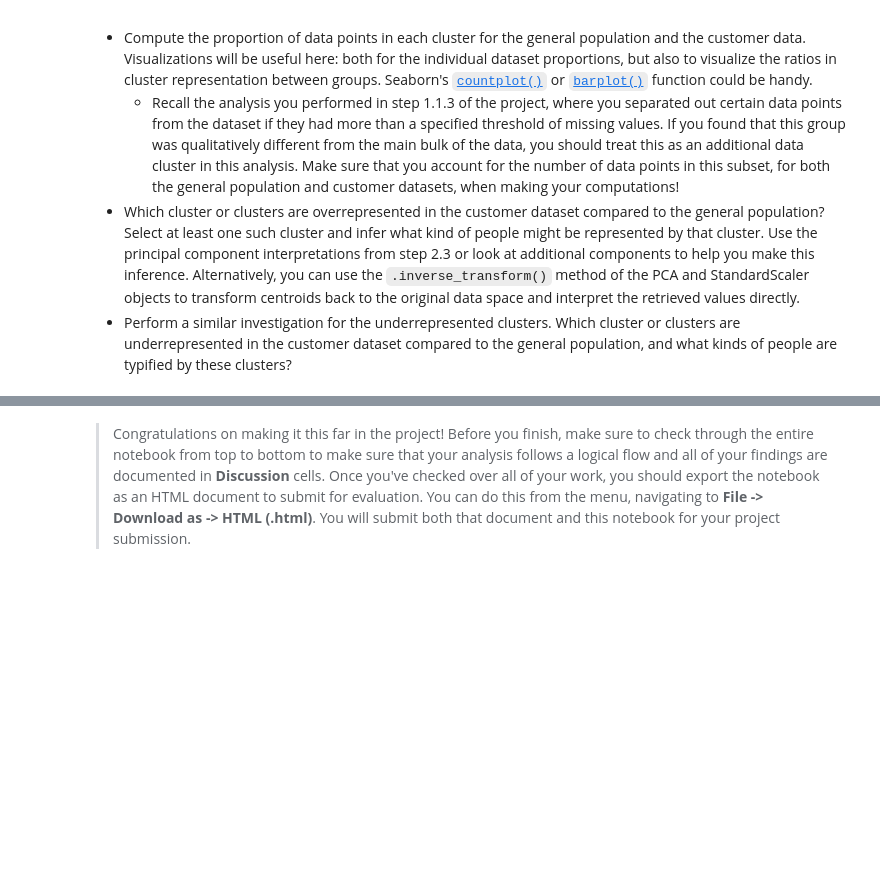
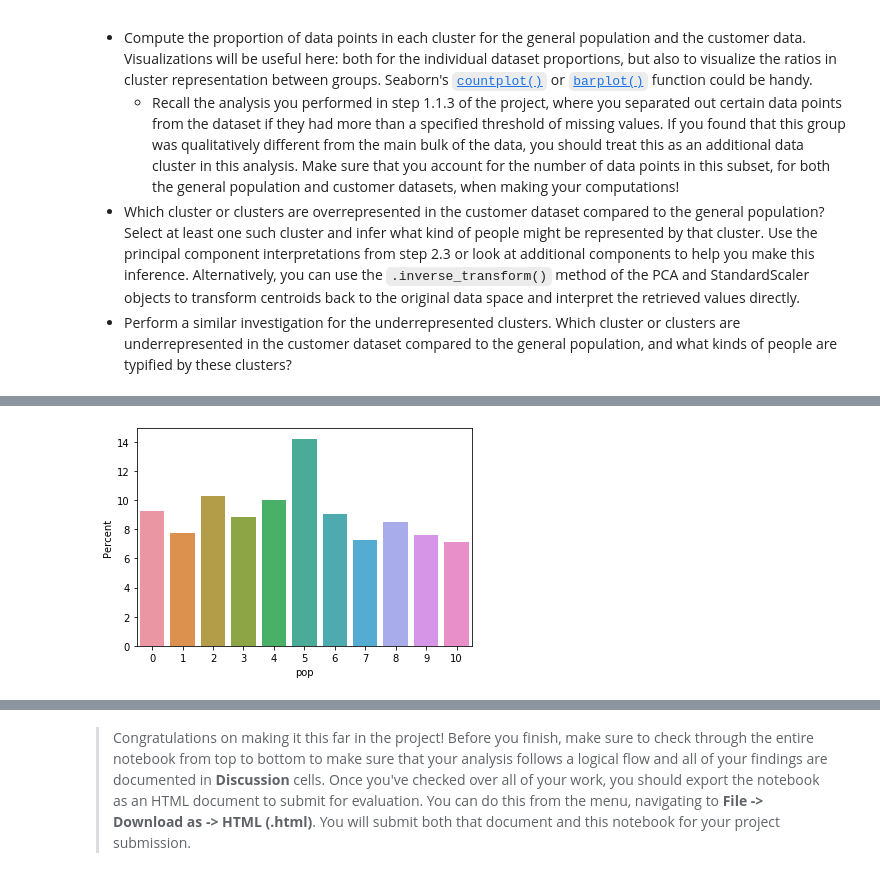
Before and after one commit to dexpota/udacity-machine-learning-introduction, a Jupyter notebook: projects/p3_customer_segments_with_arvato/identify_customer_segments.ipynb, the cells around one changed output, grey strips where cells are left out. Cells and saved outputs as stored; diff of their text form; code cells hidden in the pictures; blank space fills up the shorter version.

```diff
--- a/projects/p3_customer_segments_with_arvato/identify_customer_segments.ipynb
+++ b/projects/p3_customer_segments_with_arvato/identify_customer_segments.ipynb
@@ -812,3 +816,11 @@ Take a look at the following points in this step:
+# %%
+percentage = lambda i: len(i) / float(len(labels)) * 100
+
+ax = sns.barplot(x="pop", y="pop", data=pd.DataFrame({"pop": labels}), estimator=percentage)
+ax.set(ylabel="Percent")
+plt.show()
+# %% [output]
+[figure, added]
 # %%
 # What kinds of people are part of a cluster that is overrepresented in the
 # customer data compared to the general population?
```
Also changed, not shown: parts of 6 cells of this notebook, 1 other file.
